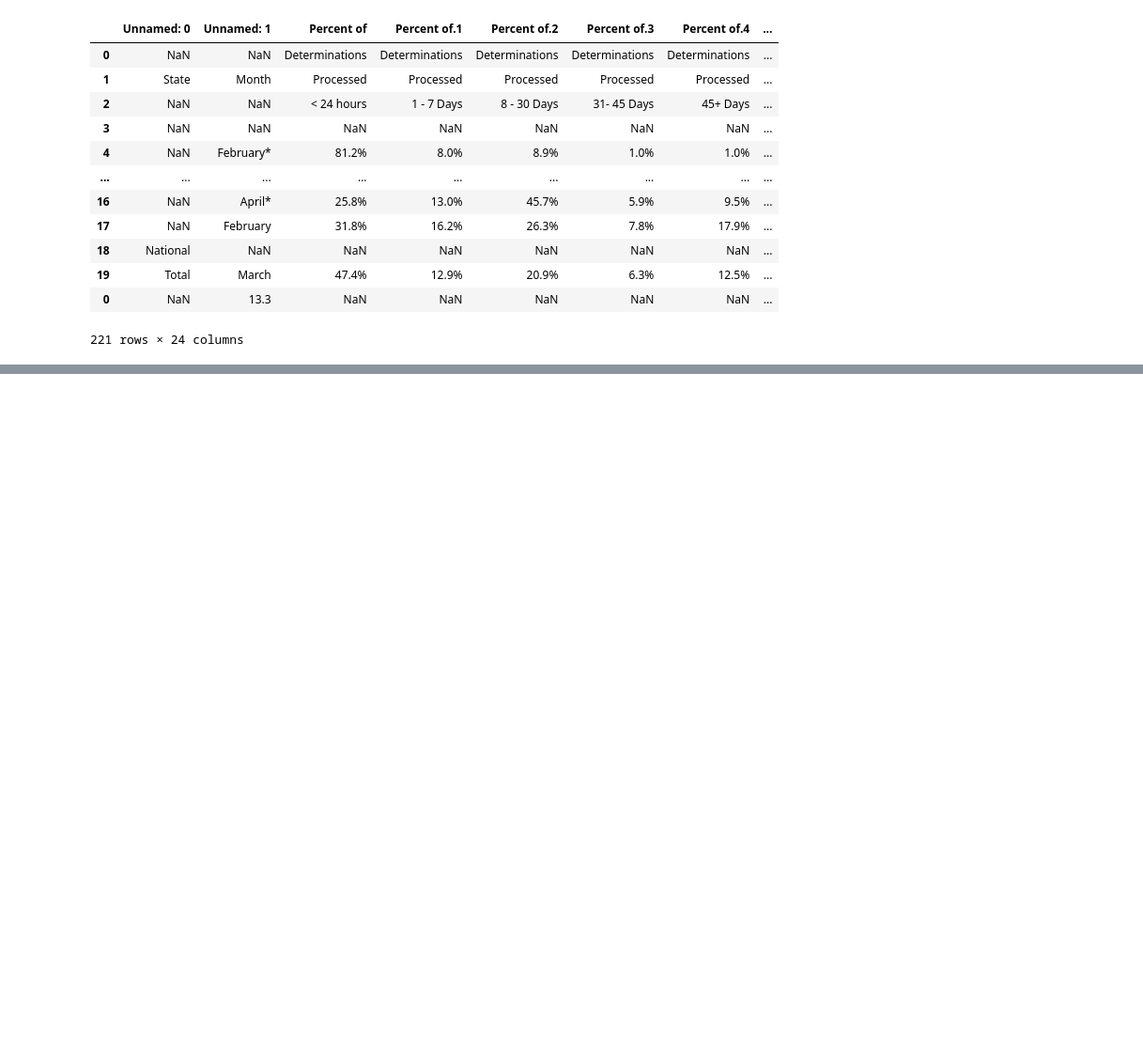
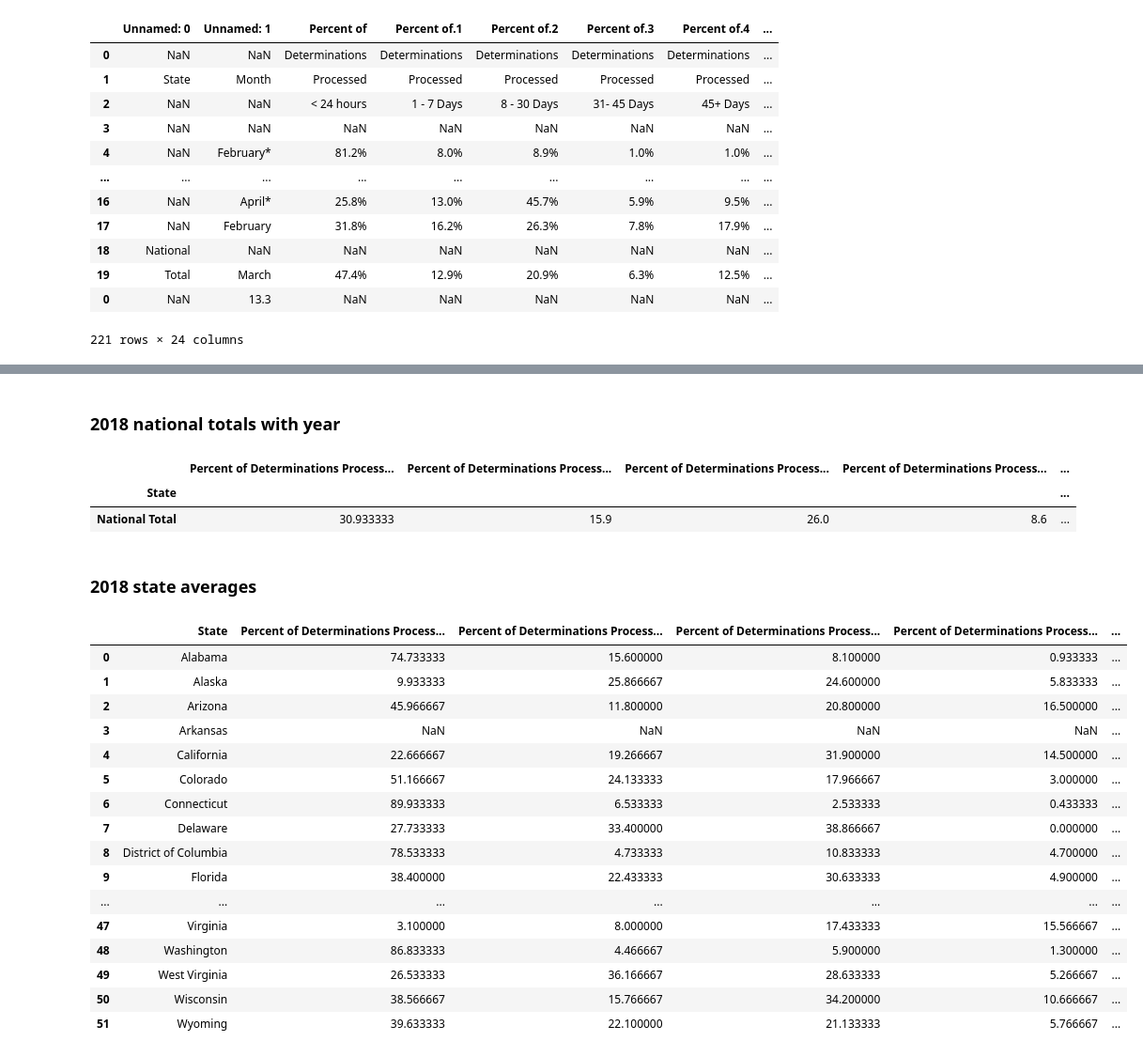
Before and after one commit to carolineeadams/Medicaid_Application_Processing_Time, a Jupyter notebook: Data Joining and Manipulation.ipynb, the cells around one changed output, grey strips where cells are left out. Shown at 94% size. Saved outputs shown, nothing was run; the diff lists cells and outputs as text; code cells hidden in the pictures; blank space fills up the shorter version.

```diff
--- a/Data Joining and Manipulation.ipynb
+++ b/Data Joining and Manipulation.ipynb
@@ -227,0 +305,40 @@ elig_det_dta_19
+# %% [markdown]
+### 2018 national totals with year
+# %%
+nat_total_18=elig_det_dta_18[elig_det_dta_18.State== "National Total"]
+nat_total_18=nat_total_18.groupby("State")
+nat_mean_18=nat_total_18.mean()
+nat_mean_18=nat_mean_18.reset_index()
+nat_mean_18.set_index('State', inplace=True)
+nat_mean_18
+# %% [output]
+|  | Percent of Determinations Process... | Percent of Determinations Process... | Percent of Determinations Process... | Percent of Determinations Process... | ... |
+| State |  |  |  |  | ... |
+| National Total | 30.933333 | 15.9 | 26.0 | 8.6 | ... |
+# %% [markdown]
+### 2018 state averages
+# %%
+grouped_18 = elig_det_dta_18.groupby("State")
+means_18 = grouped_18.mean()
+
+means_18 = means_18.reset_index()
+means_18=means_18.drop(columns=['Year'])
+means_18
+# %% [output]
+|  | State | Percent of Determinations Process... | Percent of Determinations Process... | Percent of Determinations Process... | Percent of Determinations Process... | ... |
+| 0 | Alabama | 74.733333 | 15.600000 | 8.100000 | 0.933333 | ... |
+| 1 | Alaska | 9.933333 | 25.866667 | 24.600000 | 5.833333 | ... |
+| 2 | Arizona | 45.966667 | 11.800000 | 20.800000 | 16.500000 | ... |
+| 3 | Arkansas | NaN | NaN | NaN | NaN | ... |
+| 4 | California | 22.666667 | 19.266667 | 31.900000 | 14.500000 | ... |
+| 5 | Colorado | 51.166667 | 24.133333 | 17.966667 | 3.000000 | ... |
+| 6 | Connecticut | 89.933333 | 6.533333 | 2.533333 | 0.433333 | ... |
+| 7 | Delaware | 27.733333 | 33.400000 | 38.866667 | 0.000000 | ... |
+| 8 | District of Columbia | 78.533333 | 4.733333 | 10.833333 | 4.700000 | ... |
+| 9 | Florida | 38.400000 | 22.433333 | 30.633333 | 4.900000 | ... |
+| ... | ... | ... | ... | ... | ... | ... |
+| 47 | Virginia | 3.100000 | 8.000000 | 17.433333 | 15.566667 | ... |
+| 48 | Washington | 86.833333 | 4.466667 | 5.900000 | 1.300000 | ... |
+| 49 | West Virginia | 26.533333 | 36.166667 | 28.633333 | 5.266667 | ... |
+| 50 | Wisconsin | 38.566667 | 15.766667 | 34.200000 | 10.666667 | ... |
+| 51 | Wyoming | 39.633333 | 22.100000 | 21.133333 | 5.766667 | ... |
```
Also changed, not shown: parts of 29 cells of this notebook, 7 other files.
